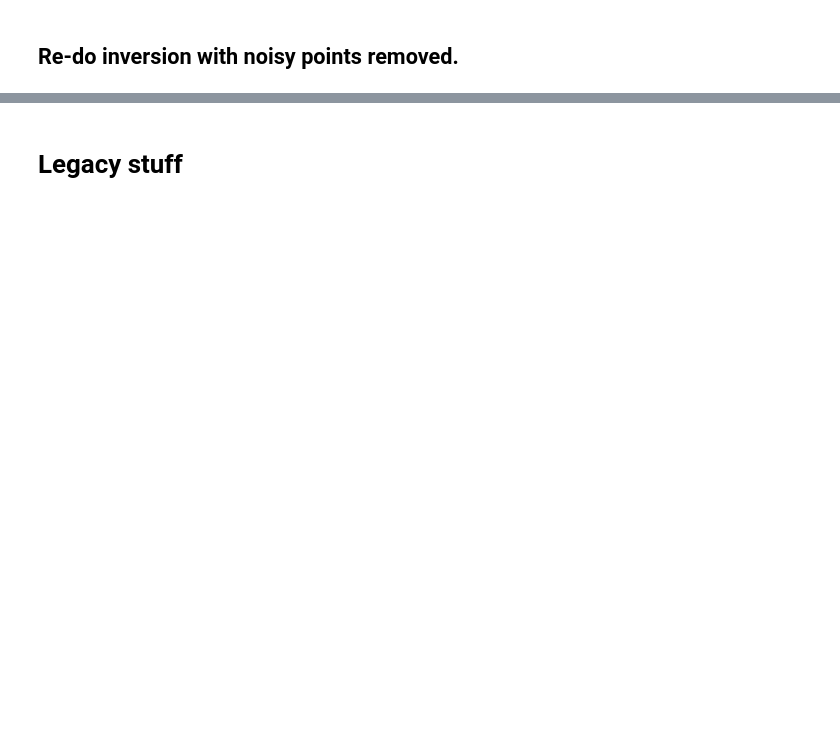
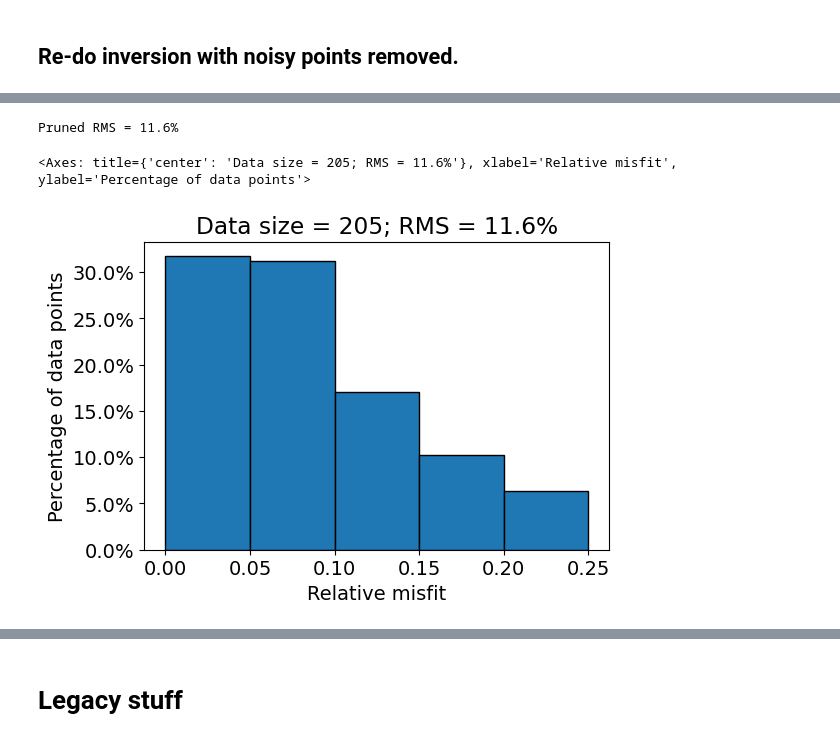
Before and after one commit to rbcmendoza/eosc-556b-project, a Jupyter notebook: FieldData_inversion.ipynb, the cells around one changed output, grey strips where cells are left out. Saved outputs shown, nothing was run; the diff lists cells and outputs as text; code cells hidden in the pictures; blank space fills up the shorter version.

```diff
--- a/FieldData_inversion.ipynb
+++ b/FieldData_inversion.ipynb
@@ -451,0 +558,28 @@ field_data.noise_floor[noisy_points_indices] = 10e10 * field_data.dobs[noisy_poi
+# %%
+# Find goodness of fit
+# Phi_d
+phi_d = field_inverse_problem_pruned.phi_d
+
+# Residual
+dpred_pruned = field_inverse_problem_pruned.dpred
+dobs_pruned = field_data_pruned.dobs
+residual_pruned = dpred_pruned - dobs_pruned
+std_pruned = field_data_pruned.standard_deviation
+
+# Standardized misfit (misfit in units of standard deviations/estimates of uncertainty)
+# Nicely highlights bad data
+standardized_misfits_absolute_pruned = np.abs(residual_pruned/std_pruned)
+
+# Relative misfits (misfit as a proportion of the observed data)
+# Used to calculate RMS error
+relative_misfits_pruned = np.abs(residual_pruned/dobs_pruned)
+rms_pruned = np.sqrt(np.sum(relative_misfits_pruned[~noisy_points_indices]**2)/relative_misfits_pruned[~noisy_points_indices].size)*100
+print(f'Pruned RMS = {rms_pruned:.{1}f}%')
+# %% [output]
+Pruned RMS = 11.6%
+# %%
+# Make sure to only feed the histogram plotter the misfit for the points that aren't noisy.
+plot_histogram_of_relative_misfits(relative_misfits_pruned[~noisy_points_indices], bin_width=0.05)
+# %% [output]
+<Axes: title={'center': 'Data size = 205; RMS = 11.6%'}, xlabel='Relative misfit', ylabel='Percentage of data points'>
+[figure, added]
```
Also changed, not shown: parts of 24 cells of this notebook, 2 other files.
